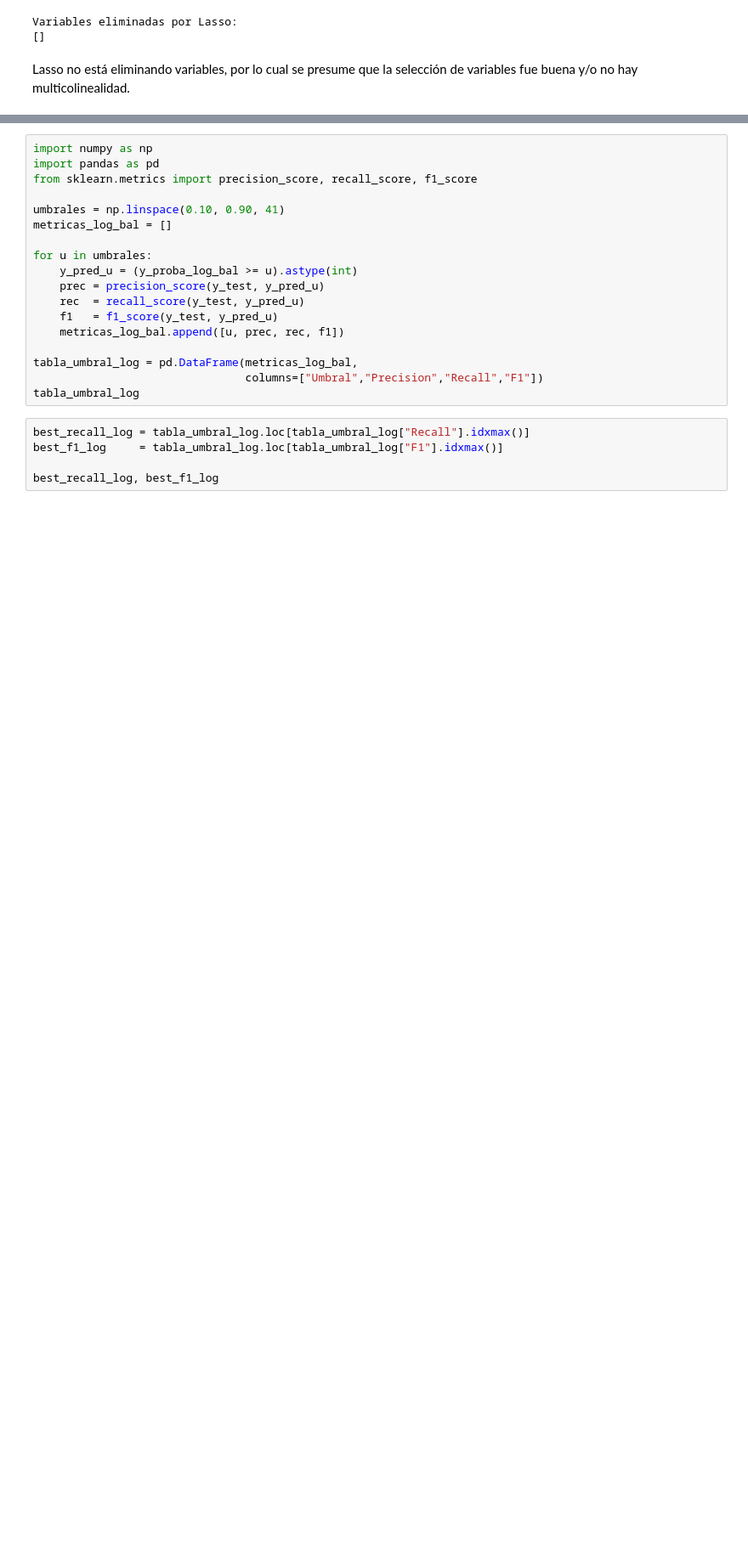
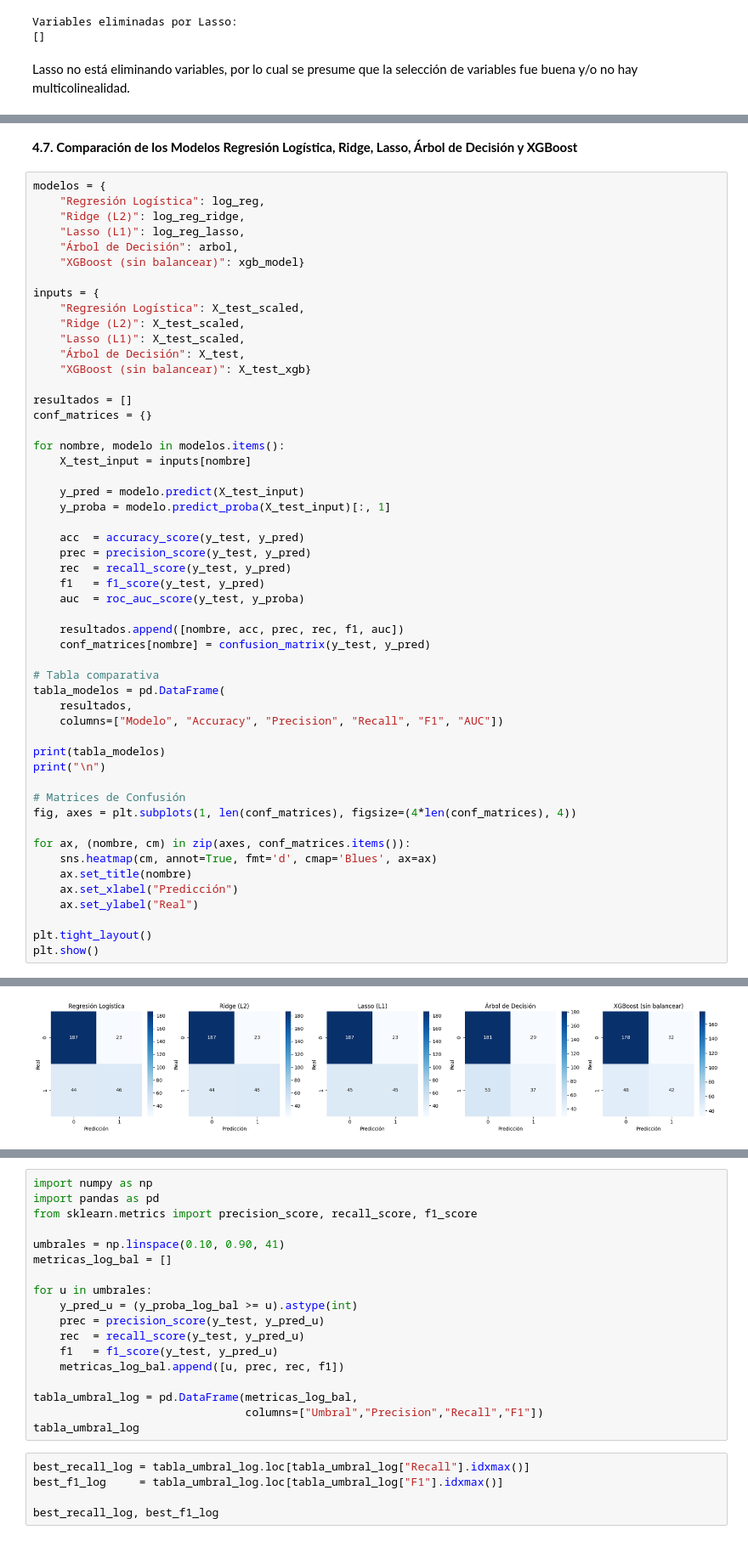
Before and after one commit to DavidCrespo72/AnalisisDatos, a Jupyter notebook: Taller_inova_pre1.ipynb, the cells around one changed output, grey strips where cells are left out. Shown at 85% size. Cells and saved outputs as stored; diff of their text form; blank space fills up the shorter version.

```diff
--- a/Taller_inova_pre1.ipynb
+++ b/Taller_inova_pre1.ipynb
@@ -1056,0 +893,55 @@ y_proba_log_bal = pipe_log_bal.predict_proba(X_test)[:, 1]
+# %% [markdown]
+**4.7. Comparación de los Modelos Regresión Logística, Ridge, Lasso, Árbol de Decisión y XGBoost**
+# %%
+modelos = {
+    "Regresión Logística": log_reg,
+    "Ridge (L2)": log_reg_ridge,
+    "Lasso (L1)": log_reg_lasso,
+    "Árbol de Decisión": arbol,
+    "XGBoost (sin balancear)": xgb_model}
+
+inputs = {
+    "Regresión Logística": X_test_scaled,
+    "Ridge (L2)": X_test_scaled,
+    "Lasso (L1)": X_test_scaled,
+    "Árbol de Decisión": X_test,
+    "XGBoost (sin balancear)": X_test_xgb}
+
+resultados = []
+conf_matrices = {}
+
+for nombre, modelo in modelos.items():
+    X_test_input = inputs[nombre]
+
+    y_pred = modelo.predict(X_test_input)
+    y_proba = modelo.predict_proba(X_test_input)[:, 1]
+
+    acc  = accuracy_score(y_test, y_pred)
+    prec = precision_score(y_test, y_pred)
+    rec  = recall_score(y_test, y_pred)
+    f1   = f1_score(y_test, y_pred)
+    auc  = roc_auc_score(y_test, y_proba)
+
+    resultados.append([nombre, acc, prec, rec, f1, auc])
+    conf_matrices[nombre] = confusion_matrix(y_test, y_pred)
+
+# Tabla comparativa
+tabla_modelos = pd.DataFrame(
+    resultados,
+    columns=["Modelo", "Accuracy", "Precision", "Recall", "F1", "AUC"])
+
+print(tabla_modelos)
+print("\n")
+
+# Matrices de Confusión
+fig, axes = plt.subplots(1, len(conf_matrices), figsize=(4*len(conf_matrices), 4))
+
+for ax, (nombre, cm) in zip(axes, conf_matrices.items()):
+    sns.heatmap(cm, annot=True, fmt='d', cmap='Blues', ax=ax)
+    ax.set_title(nombre)
+    ax.set_xlabel("Predicción")
+    ax.set_ylabel("Real")
+
+plt.tight_layout()
+plt.show()
+# %% [output]
@@ -1056,0 +954 @@ y_proba_log_bal = pipe_log_bal.predict_proba(X_test)[:, 1]
+[figure, added]
```
Also changed, not shown: parts of 57 cells of this notebook.
